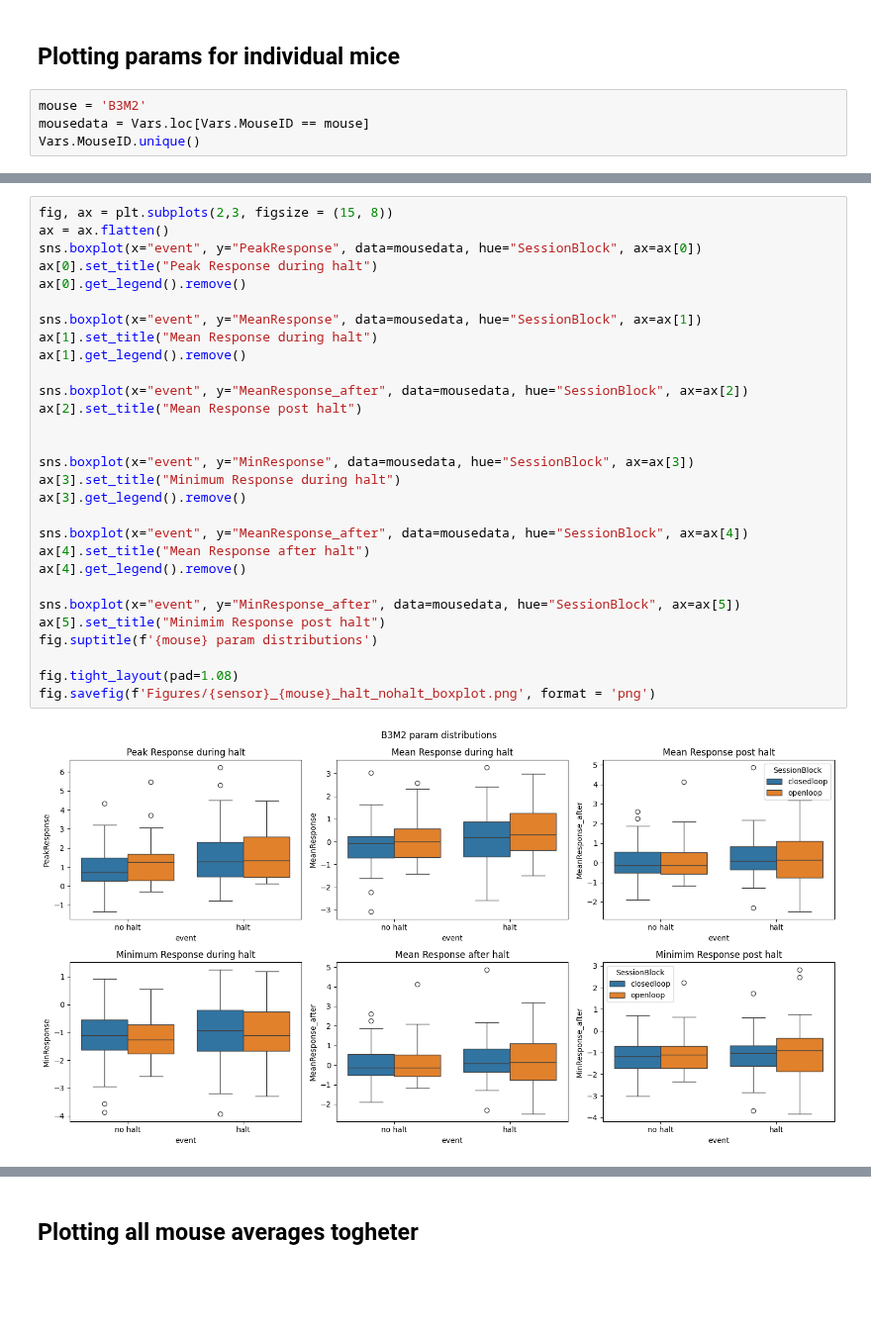
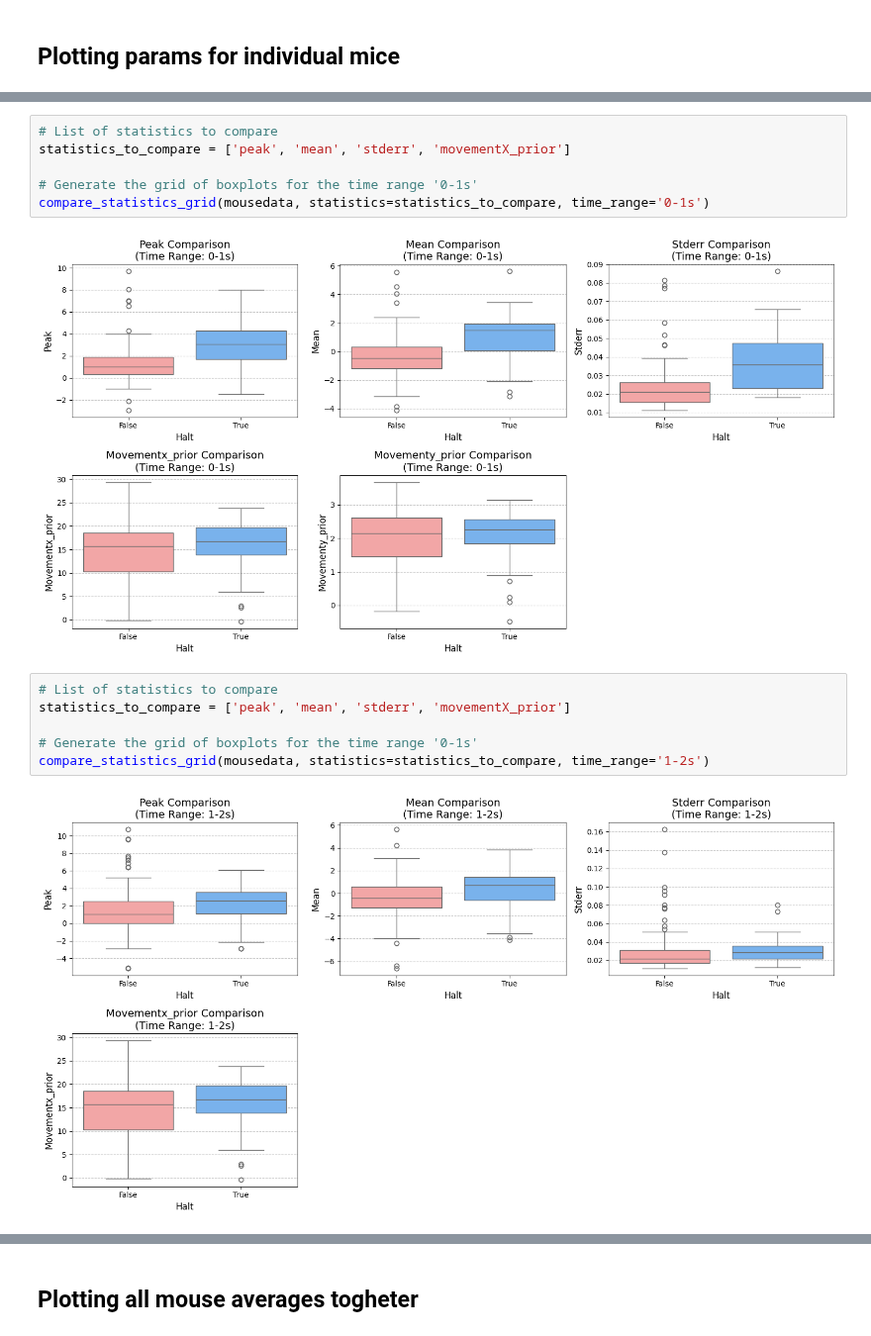
Before and after one commit to ikharitonov/vestibular_vr_pipeline, a Jupyter notebook: Mismatch_analysis/Fitting_models.ipynb, the cells around one changed output, grey strips where cells are left out. Shown at 99% size. Saved outputs shown, nothing was run; the diff lists cells and outputs as text; blank space fills up the shorter version.

```diff
--- a/Mismatch_analysis/Fitting_models.ipynb
+++ b/Mismatch_analysis/Fitting_models.ipynb
@@ -62,6 +64,2 @@ Nohalt_data.describe()
 # %% [markdown]
 ## Plotting params for individual mice
-# %%
-mouse = 'B3M2'
-mousedata = Vars.loc[Vars.MouseID == mouse]
-Vars.MouseID.unique()
@@ -70,32 +115,17 @@ array(['B2M5', 'B2M4', 'B3M3', 'B3M1', 'B3M2'], dtype=object)
+# %%
+# List of statistics to compare
+statistics_to_compare = ['peak', 'mean', 'stderr', 'movementX_prior']
+
+# Generate the grid of boxplots for the time range '0-1s'
+compare_statistics_grid(mousedata, statistics=statistics_to_compare, time_range='0-1s')
+# %% [output]
+[figure, added]
 # %%
-fig, ax = plt.subplots(2,3, figsize = (15, 8))
-ax = ax.flatten()
-sns.boxplot(x="event", y="PeakResponse", data=mousedata, hue="SessionBlock", ax=ax[0])
-ax[0].set_title("Peak Response during halt")
-ax[0].get_legend().remove()
+# List of statistics to compare
+statistics_to_compare = ['peak', 'mean', 'stderr', 'movementX_prior']
 
-sns.boxplot(x="event", y="MeanResponse", data=mousedata, hue="SessionBlock", ax=ax[1])
-ax[1].set_title("Mean Response during halt")
-ax[1].get_legend().remove()
-
-sns.boxplot(x="event", y="MeanResponse_after", data=mousedata, hue="SessionBlock", ax=ax[2])
-ax[2].set_title("Mean Response post halt")
-
-
-sns.boxplot(x="event", y="MinResponse", data=mousedata, hue="SessionBlock", ax=ax[3])
-ax[3].set_title("Minimum Response during halt")
-ax[3].get_legend().remove()
-
-sns.boxplot(x="event", y="MeanResponse_after", data=mousedata, hue="SessionBlock", ax=ax[4])
-ax[4].set_title("Mean Response after halt")
-ax[4].get_legend().remove()
-
-sns.boxplot(x="event", y="MinResponse_after", data=mousedata, hue="SessionBlock", ax=ax[5])
-ax[5].set_title("Minimim Response post halt")
-fig.suptitle(f'{mouse} param distributions')
-
-fig.tight_layout(pad=1.08)
-fig.savefig(f'Figures/{sensor}_{mouse}_halt_nohalt_boxplot.png', format = 'png')
+# Generate the grid of boxplots for the time range '0-1s'
+compare_statistics_grid(mousedata, statistics=statistics_to_compare, time_range='1-2s')
 # %% [output]
-[figure, old version]
+[figure, new version]
 # %%
```
Also changed, not shown: parts of 6 cells of this notebook, 12 other files.
